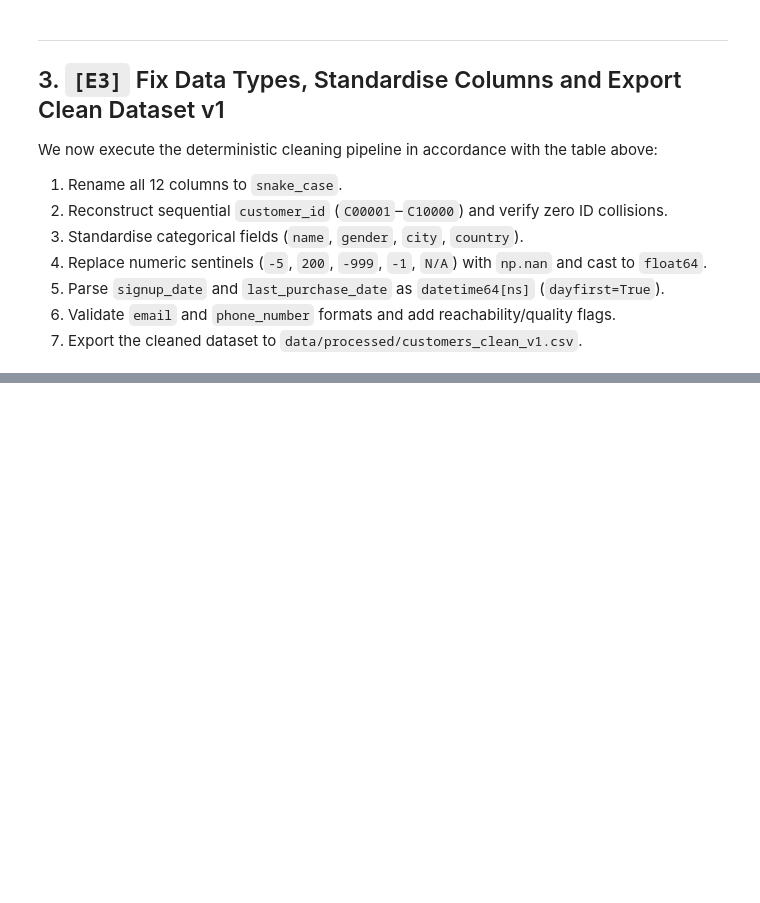
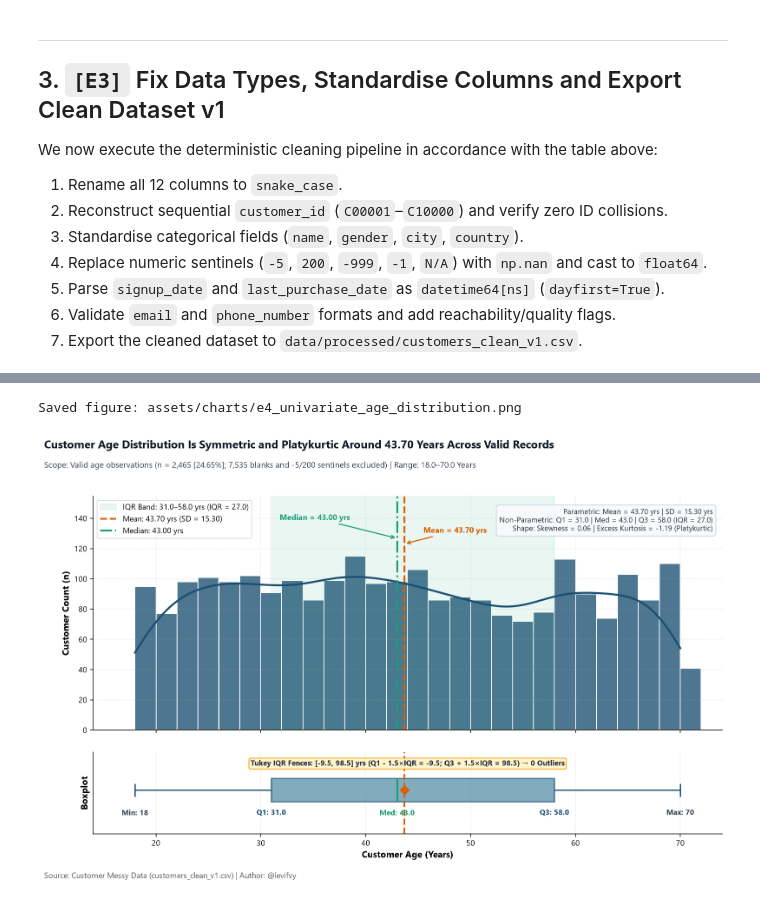
Before and after one commit to IA-P1-BCN/ai_project_EDA_Levi_Flores, a Jupyter notebook: notebooks/01_eda_customers.ipynb, the cells around one changed output, grey strips where cells are left out. Cells and saved outputs as stored; diff of their text form; code cells hidden in the pictures; blank space fills up the shorter version.

Commit message:
feat(eda): answer Q1-Q3 business questions and assemble executable E4-E6 notebook (E6)

```diff
--- a/notebooks/01_eda_customers.ipynb
+++ b/notebooks/01_eda_customers.ipynb
@@ -325,0 +334,39 @@ Inverted dates (last_purchase_date < signup_date): 829
+# %%
+import sys
+from pathlib import Path
+
+import matplotlib.pyplot as plt
+
+REPO_ROOT = Path.cwd().parent if Path.cwd().name == "notebooks" else Path.cwd()
+if str(REPO_ROOT) not in sys.path:
+    sys.path.insert(0, str(REPO_ROOT))
+
+from src.analysis import (
+    compute_bivariate_segment_spend,
+    compute_city_country_crosstab,
+    compute_research_question_kpis,
+    compute_univariate_categorical_counts,
+    compute_univariate_numeric_stats,
+    load_clean_customers,
+    run_bivariate_hypothesis_tests,
+)
+from src.visualization import (
+    plot_e4_age_distribution,
+    plot_e4_demographics_counts,
+    plot_e4_feedback_and_reachability,
+    plot_e4_purchase_distribution,
+    plot_e5_age_vs_spend,
+    plot_e5_feedback_and_geo_mismatch,
+    plot_e5_spend_by_city_and_age,
+    plot_e5_spend_by_demographics,
+)
+
+df_v1 = load_clean_customers("v1")
+e4_num_stats = compute_univariate_numeric_stats(df_v1)
+e4_cat_counts = compute_univariate_categorical_counts(df_v1)
+
+print("=== [E4] UNIVARIATE NUMERIC STATISTICS (PARAMETRIC & NON-PARAMETRIC) ===")
+print(e4_num_stats.round(2).to_string(index=False))
+
+print("\n=== [E4] UNIVARIATE CATEGORICAL & REACHABILITY COUNTS ===")
+print(e4_cat_counts.round(2).to_string(index=False))
@@ -325,0 +400,7 @@ Inverted dates (last_purchase_date < signup_date): 829
+# %%
+fig_e4_age = plot_e4_age_distribution(df_v1, save=True)
+plt.show()
+plt.close(fig_e4_age)
+# %% [output]
+Saved figure: assets/charts/e4_univariate_age_distribution.png
+[figure, added]
```
Also changed, not shown: parts of 27 cells of this notebook, 3 other files.
